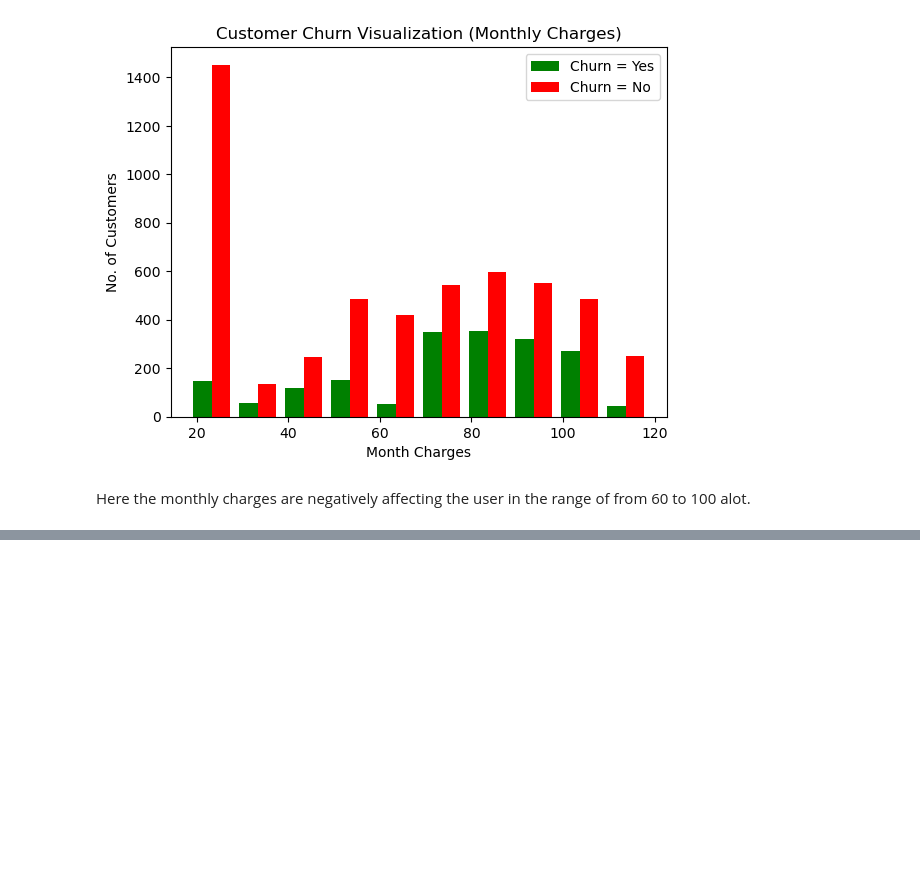
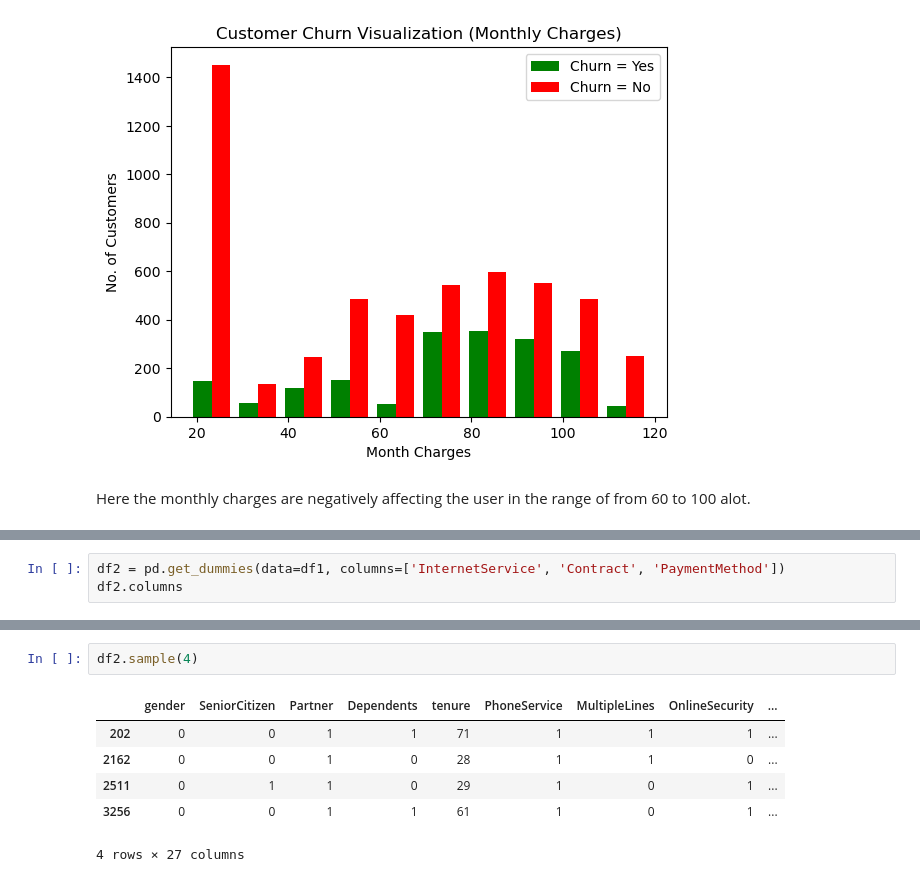
Before and after one commit to Ajinkya213/churn-prediction-ANN, a Jupyter notebook: churn-prediction-ANN.ipynb, the cells around one changed output, grey strips where cells are left out. Drawn from its saved outputs; the diff is of its cells as text; blank space fills up the shorter version.

```diff
--- a/churn-prediction-ANN.ipynb
+++ b/churn-prediction-ANN.ipynb
@@ -174,0 +310,3 @@ Here the monthly charges are negatively affecting the user in the range of from
+# %%
+df2 = pd.get_dummies(data=df1, columns=['InternetService', 'Contract', 'PaymentMethod'])
+df2.columns
@@ -174,0 +324,9 @@ Here the monthly charges are negatively affecting the user in the range of from
+# %%
+df2.sample(4)
+# %% [output]
+|  | gender | SeniorCitizen | Partner | Dependents | tenure | PhoneService | MultipleLines | OnlineSecurity | ... |
+| 202 | 0 | 0 | 1 | 1 | 71 | 1 | 1 | 1 | ... |
+| 2162 | 0 | 0 | 1 | 0 | 28 | 1 | 1 | 0 | ... |
+| 2511 | 0 | 1 | 1 | 0 | 29 | 1 | 0 | 1 | ... |
+| 3256 | 0 | 0 | 1 | 1 | 61 | 1 | 0 | 1 | ... |
+4 rows × 27 columns
```
Also changed, not shown: parts of 22 cells of this notebook.
